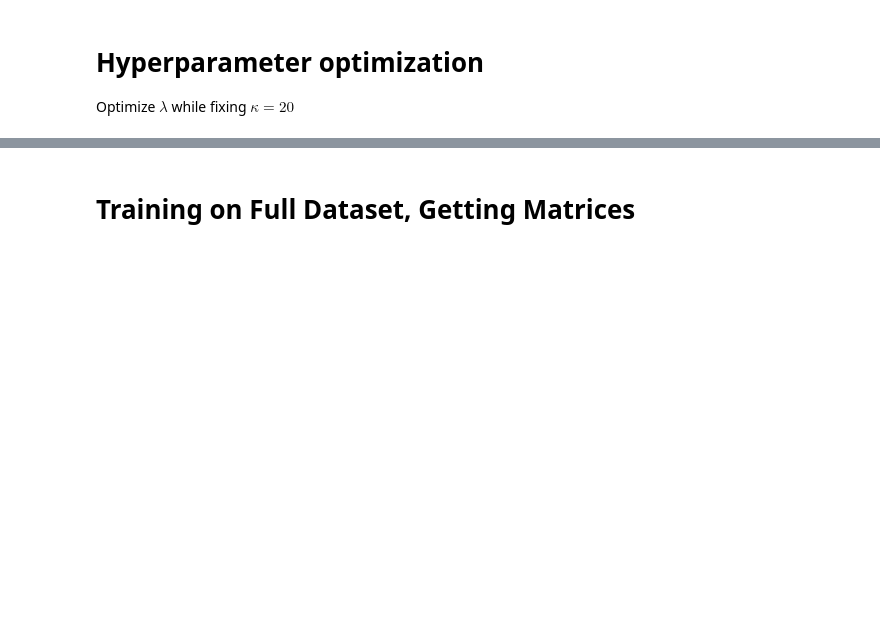
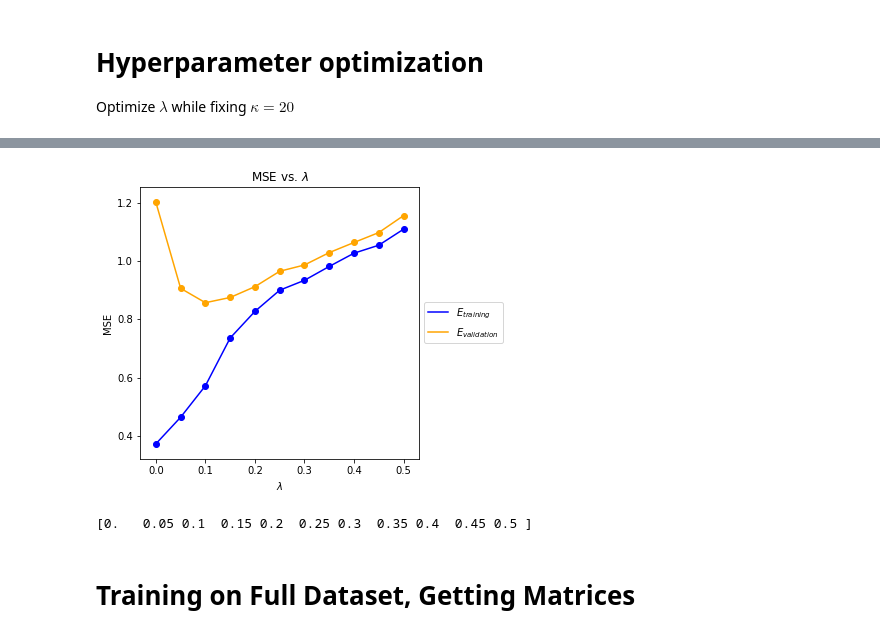
Before and after one commit to miladtaghavi/Miniproject2, a Jupyter notebook: Factorization_WithBias_ZC.ipynb, the cells around one changed output, grey strips where cells are left out. Drawn from its saved outputs; the diff is of its cells as text; code cells hidden in the pictures; blank space fills up the shorter version.

```diff
--- a/Factorization_WithBias_ZC.ipynb
+++ b/Factorization_WithBias_ZC.ipynb
@@ -214,17 +212,20 @@ SGD on epoch  115 , error= 0.5264952768931634
 # %%
 # Plot values of E_in across k for each value of lambda
 plt.figure(1,figsize=(5,5))
-plt.plot(regs, E_train, label='$E_{training}$')
-plt.scatter(regs, E_train, label='$E_{training}$')
-plt.plot(regs, E_val, label='$E_{validation}$')
-plt.scatter(regs, E_val, label='$E_{validation}$')
+plt.plot(regs, 2*E_train, label='$E_{training}$',color='blue')
+plt.scatter(regs, 2*E_train,color='blue')
+plt.plot(regs, 2*E_val, label='$E_{validation}$',color='orange')
+plt.scatter(regs, 2*E_val,color='orange')
 plt.title('MSE vs. $\lambda$')
 plt.xlabel('$\lambda$')
 plt.ylabel('MSE')
 plt.legend(loc='center left', bbox_to_anchor=(1, 0.5))
 plt.savefig('MatrixFactorBias_hw.png',bbox_inches='tight')
 plt.show()
 print(regs)
+# %% [output]
+[figure, added]
+[0.   0.05 0.1  0.15 0.2  0.25 0.3  0.35 0.4  0.45 0.5 ]
 # %% [markdown]
 # Training on Full Dataset, Getting Matrices
 # %%
```
Also changed, not shown: parts of 10 cells of this notebook, 1 other file.
